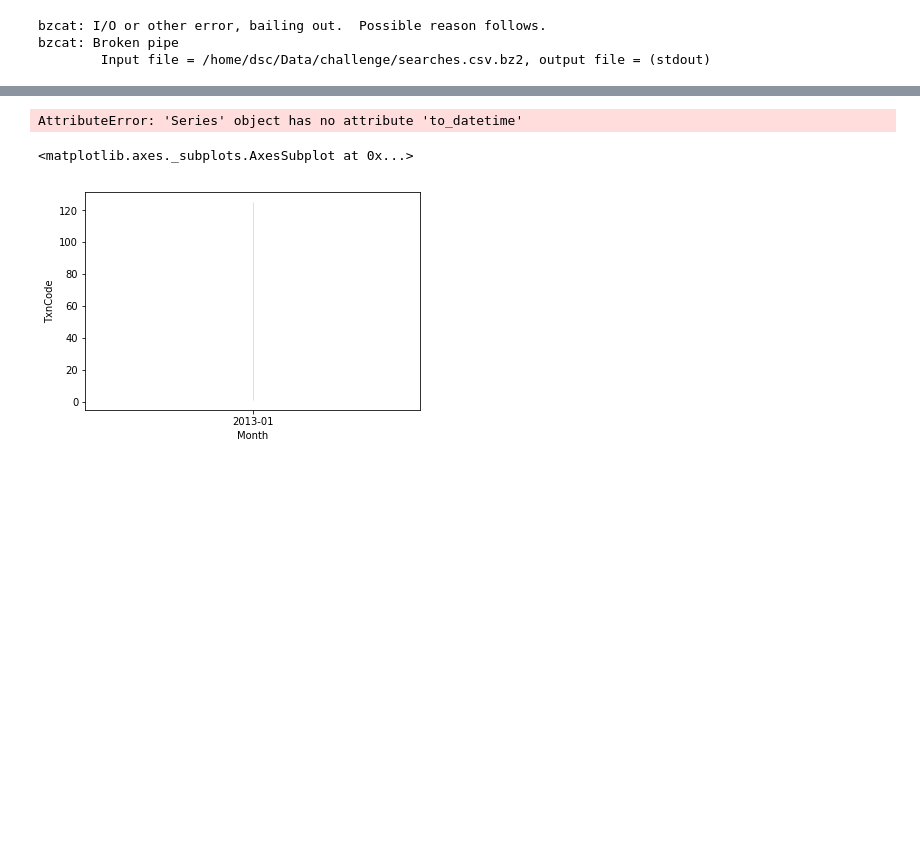
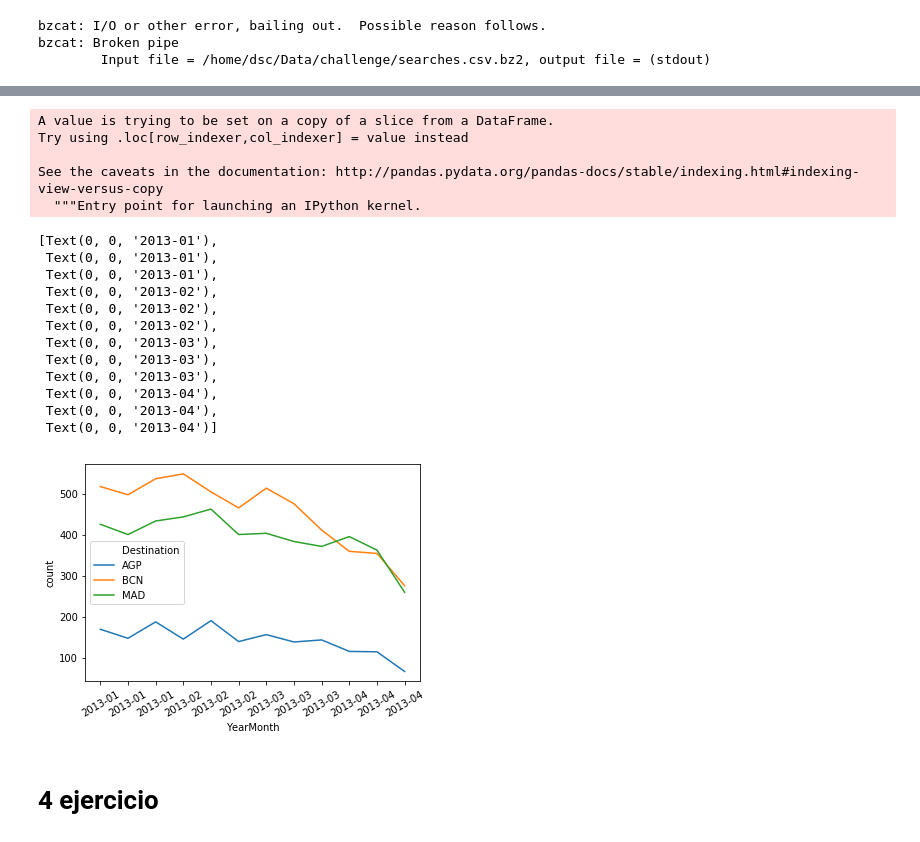
Before and after one commit to JaimeRedondo/DSMaster, a Jupyter notebook: DS_Challenge.ipynb, the cells around one changed output, grey strips where cells are left out. Saved outputs shown, nothing was run; the diff lists cells and outputs as text; code cells hidden in the pictures; blank space fills up the shorter version.

```diff
--- a/DS_Challenge.ipynb
+++ b/DS_Challenge.ipynb
@@ -129,22 +189,13 @@ Searches.columns=lista_columnas
 # %%
-Searches['Month']=Searches['Date'].str[0:7]
+Searches['YearMonth']=Searches['Date'].str[0:7]
+# %% [output]
+A value is trying to be set on a copy of a slice from a DataFrame.
+Try using .loc[row_indexer,col_indexer] = value instead
+
+See the caveats in the documentation: http://pandas.pydata.org/pandas-docs/stable/indexing.html#indexing-view-versus-copy
+  """Entry point for launching an IPython kernel.
 # %%
-Searches=Searches[['Month','Destination','TxnCode']]
-Searches=Searches[(Searches['Destination']=='MAD')|(Searches['Destination']=='BRC')|(Searches['Destination']=='AGP')]
+Searches=Searches[['YearMonth','Destination']]
+Searches=Searches[(Searches['Destination']=='MAD')|(Searches['Destination']=='BCN')|(Searches['Destination']=='AGP')]
 # %%
-aggregated=Searches.groupby(['Month','Destination'])['TxnCode'].count()
+aggregated=Searches.groupby(['YearMonth','Destination'])['Destination'].agg(['count']).reset_index()
-# %%
-aggregated=aggregated.to_frame()
-# %%
-aggregated.to_csv('h.csv')
-aggregated=pd.read_csv('h.csv')
-# %%
-aggregated['Month'].to_datetime()
-# %% [output]
-AttributeError: 'Series' object has no attribute 'to_datetime'
-# %%
-import seaborn as sns
-sns.lineplot(data=aggregated,x='Month',y='TxnCode')
-# %% [output]
-<matplotlib.axes._subplots.AxesSubplot at 0x...>
-[figure, removed]
@@ -152,0 +202,19 @@ for chunk in tqdm(pd.read_csv('/home/dsc/Data/DSMaster/DSMaster/bookings.csv.bz2
+# %%
+g=sns.lineplot(data=aggregated,x='YearMonth',y='count',hue='Destination')
+g.set_xticklabels(rotation=30,labels=aggregated['YearMonth'])
+# %% [output]
+[Text(0, 0, '2013-01'),
+ Text(0, 0, '2013-01'),
+ Text(0, 0, '2013-01'),
+ Text(0, 0, '2013-02'),
+ Text(0, 0, '2013-02'),
+ Text(0, 0, '2013-02'),
+ Text(0, 0, '2013-03'),
+ Text(0, 0, '2013-03'),
+ Text(0, 0, '2013-03'),
+ Text(0, 0, '2013-04'),
+ Text(0, 0, '2013-04'),
+ Text(0, 0, '2013-04')]
+[figure, added]
+# %% [markdown]
+# 4 ejercicio
```
Also changed, not shown: parts of 16 cells of this notebook.
